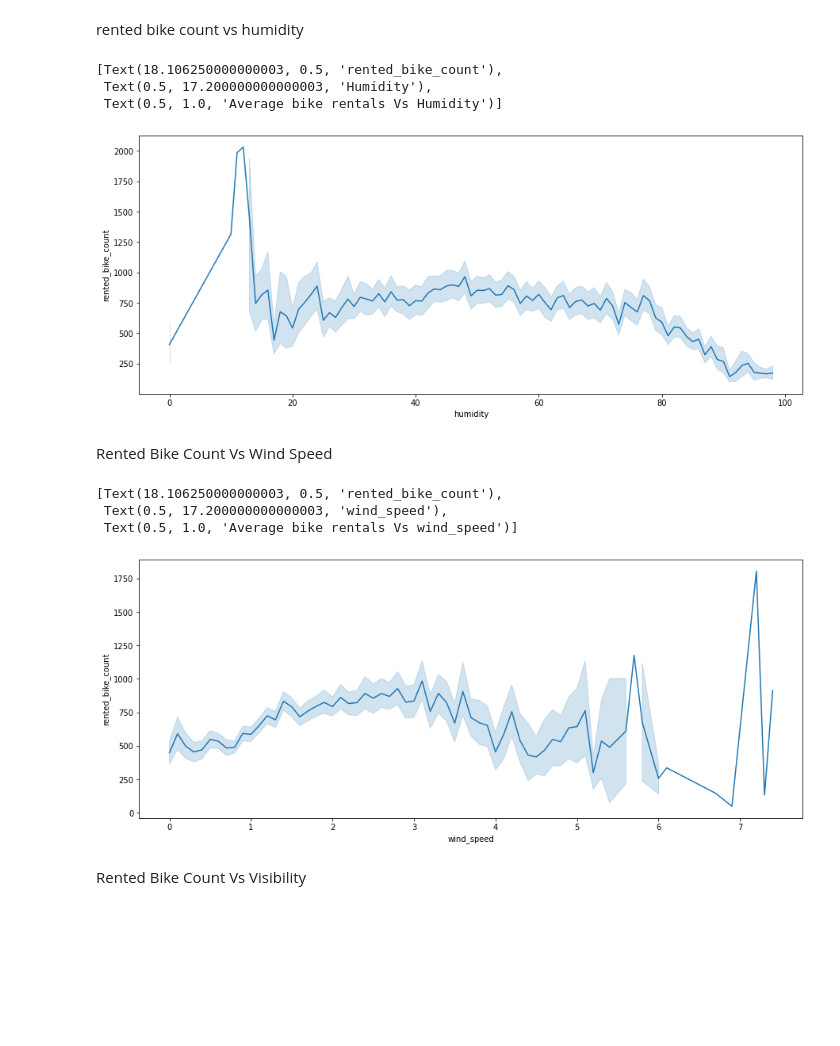
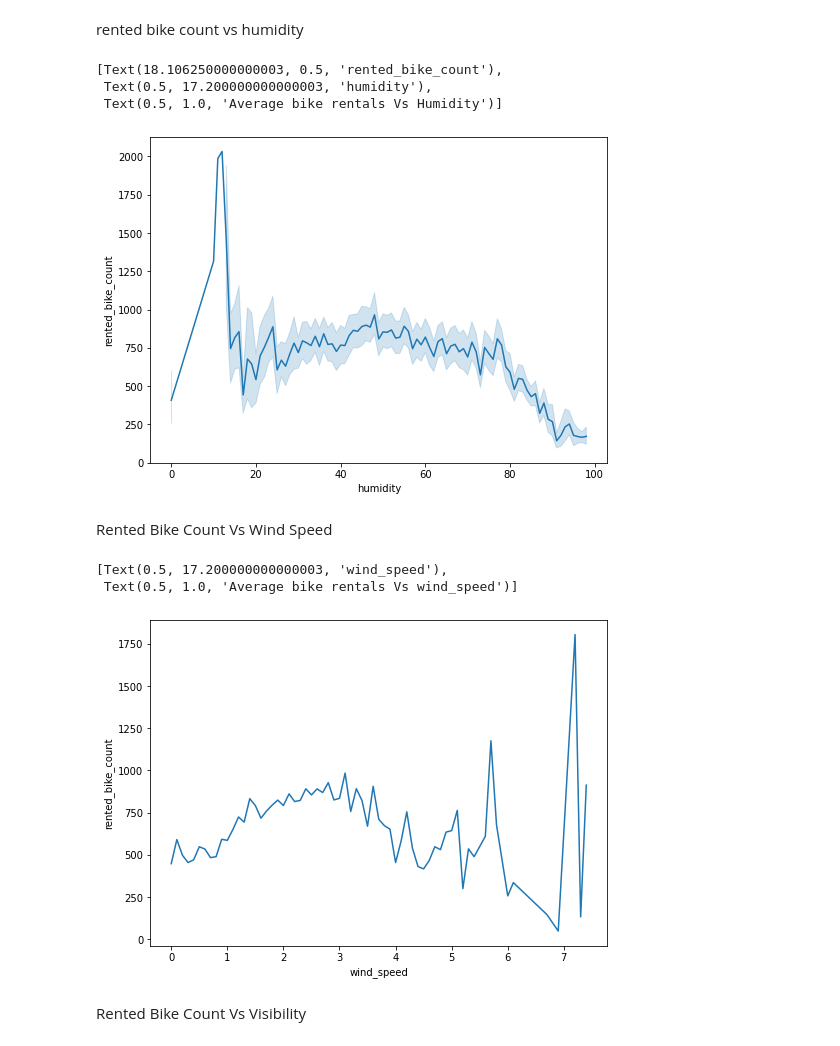
Before and after one commit to Navneet2409/bike-sharing-demand-prediction, a Jupyter notebook: Bike_Sharing_Notebook_Navneet_Keshri.ipynb, the cells around one changed output. Saved outputs shown, nothing was run; the diff lists cells and outputs as text; code cells hidden in the pictures; blank space fills up the shorter version.

```diff
--- a/Bike_Sharing_Notebook_Navneet_Keshri.ipynb
+++ b/Bike_Sharing_Notebook_Navneet_Keshri.ipynb
@@ -583,25 +583,28 @@ From the above, we can see that in general, more people tend to prefer biking at
 rented bike count vs humidity
 # %%
 # Rented Bike count vs Humidity
-f, axes = plt.subplots(nrows=1, ncols=1, figsize=(15, 6))
+fig = plt.figure(figsize=(18, 6))
+axes = fig.add_subplot(1, 2, 1)
+group_humidity = bike_df.groupby(['humidity'])['rented_bike_count'].mean().reset_index()
 sns.lineplot(data=bike_df, x='humidity', y='rented_bike_count')
-ax.set(xlabel='Humidity', ylabel='rented_bike_count', title='Average bike rentals Vs Humidity')
+ax.set(xlabel='humidity', ylabel='rented_bike_count', title='Average bike rentals Vs Humidity')
 # %% [output]
 [Text(18.106250000000003, 0.5, 'rented_bike_count'),
- Text(0.5, 17.200000000000003, 'Humidity'),
+ Text(0.5, 17.200000000000003, 'humidity'),
  Text(0.5, 1.0, 'Average bike rentals Vs Humidity')]
-[figure, old version]
+[figure, new version]
 # %% [markdown]
 Rented Bike Count Vs Wind Speed
 # %%
 # Rented Bike count vs Wind Speed
-f, axes = plt.subplots(nrows=1, ncols=1, figsize=(15, 6))
-sns.lineplot(data=bike_df, x='wind_speed', y='rented_bike_count')
-ax.set(xlabel='wind_speed', ylabel='rented_bike_count', title='Average bike rentals Vs wind_speed')
+fig = plt.figure(figsize=(18, 6))
+axes = fig.add_subplot(1, 2, 1)
+group_wind_speed = bike_df.groupby(['wind_speed'])['rented_bike_count'].mean().reset_index()
+sns.lineplot(data=group_wind_speed, x='wind_speed', y = 'rented_bike_count')
+ax.set(xlabel='wind_speed', title='Average bike rentals Vs wind_speed')
 # %% [output]
-[Text(18.106250000000003, 0.5, 'rented_bike_count'),
- Text(0.5, 17.200000000000003, 'wind_speed'),
+[Text(0.5, 17.200000000000003, 'wind_speed'),
  Text(0.5, 1.0, 'Average bike rentals Vs wind_speed')]
-[figure, old version]
+[figure, new version]
 # %% [markdown]
 Rented Bike Count Vs Visibility
```
Also changed, not shown: parts of 26 cells of this notebook.
